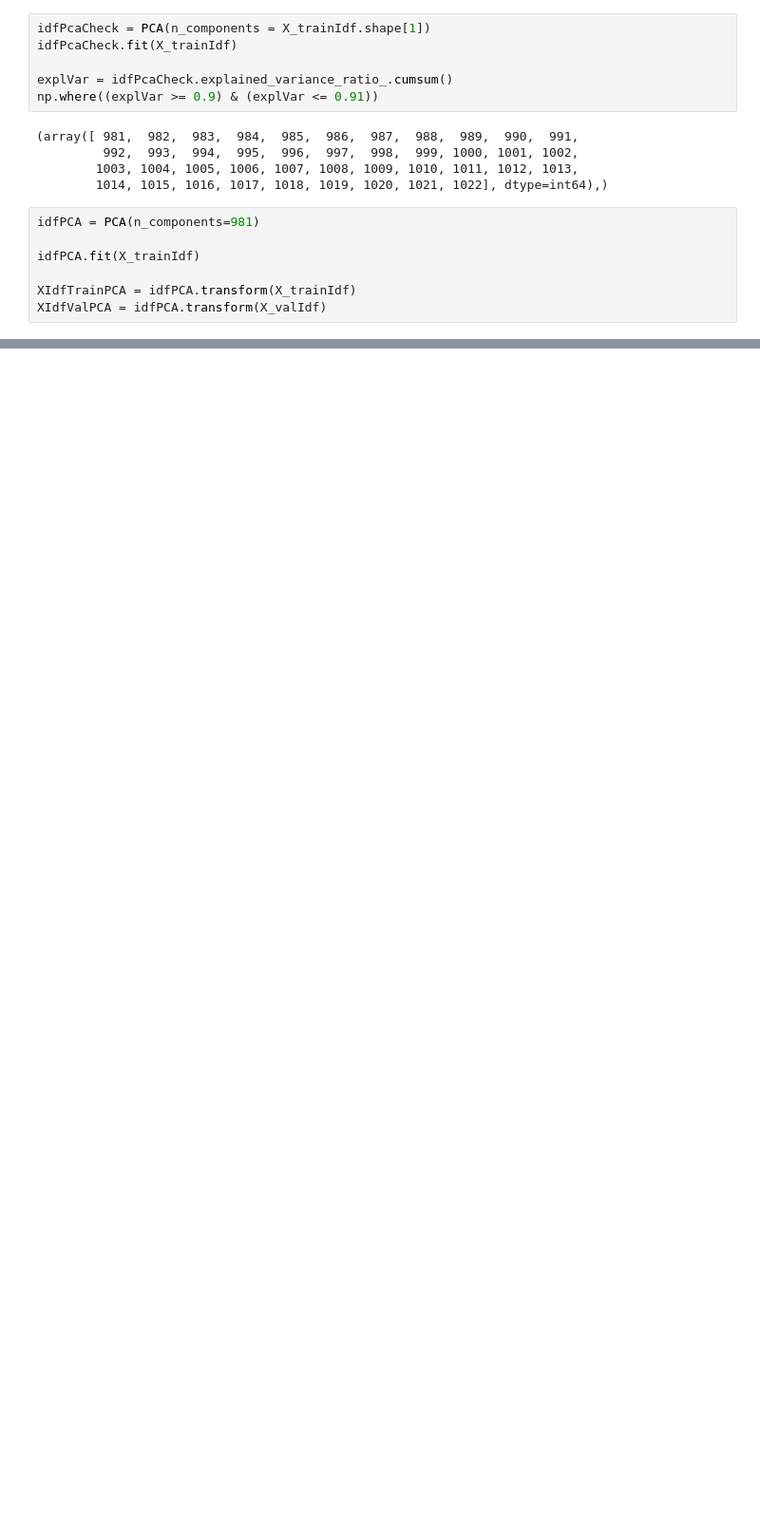
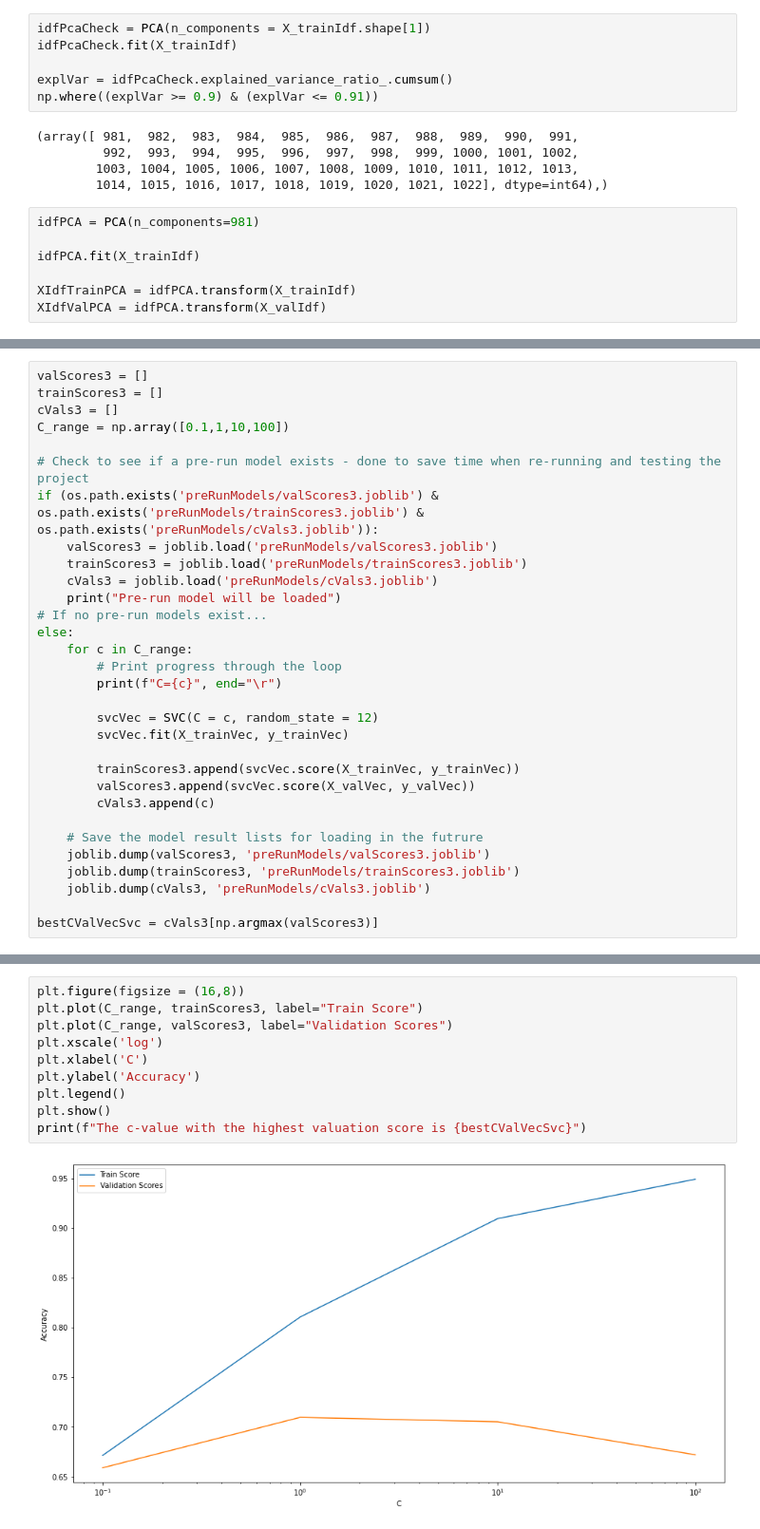
Before and after one commit to JordanFortney/sentimentNaturalLanguageProcessing, a Jupyter notebook: sentimentNLP.ipynb, the cells around one changed output, grey strips where cells are left out. Shown: that part at 95% size. Drawn from its saved outputs; the diff is of its cells as text; blank space fills up the shorter version.

Commit message:
Day 3: finished optimizing SVC for Vec and Idf, built getModel function

```diff
--- a/sentimentNLP.ipynb
+++ b/sentimentNLP.ipynb
@@ -413,0 +466,31 @@ Logestical Regression Valuation: 0.7137575757575758
+# %%
+valScores3 = []
+trainScores3 = []
+cVals3 = []
+C_range = np.array([0.1,1,10,100])
+
+# Check to see if a pre-run model exists - done to save time when re-running and testing the project
+if (os.path.exists('preRunModels/valScores3.joblib') & os.path.exists('preRunModels/trainScores3.joblib') & os.path.exists('preRunModels/cVals3.joblib')):
+    valScores3 = joblib.load('preRunModels/valScores3.joblib')
+    trainScores3 = joblib.load('preRunModels/trainScores3.joblib')
+    cVals3 = joblib.load('preRunModels/cVals3.joblib')
+    print("Pre-run model will be loaded")
+# If no pre-run models exist...
+else:
+    for c in C_range:
+        # Print progress through the loop
+        print(f"C={c}", end="\r")
+
+        svcVec = SVC(C = c, random_state = 12)
+        svcVec.fit(X_trainVec, y_trainVec)
+
+        trainScores3.append(svcVec.score(X_trainVec, y_trainVec))
+        valScores3.append(svcVec.score(X_valVec, y_valVec))
+        cVals3.append(c)
+
+    # Save the model result lists for loading in the futrure
+    joblib.dump(valScores3, 'preRunModels/valScores3.joblib')
+    joblib.dump(trainScores3, 'preRunModels/trainScores3.joblib')
+    joblib.dump(cVals3, 'preRunModels/cVals3.joblib')
+
+bestCValVecSvc = cVals3[np.argmax(valScores3)]
@@ -413,0 +499,12 @@ Logestical Regression Valuation: 0.7137575757575758
+# %%
+plt.figure(figsize = (16,8))
+plt.plot(C_range, trainScores3, label="Train Score")
+plt.plot(C_range, valScores3, label="Validation Scores")
+plt.xscale('log')
+plt.xlabel('C')
+plt.ylabel('Accuracy')
+plt.legend()
+plt.show()
+print(f"The c-value with the highest valuation score is {bestCValVecSvc}")
+# %% [output]
+[figure, added]
```
Also changed, not shown: parts of 49 cells of this notebook, 6 other files.
